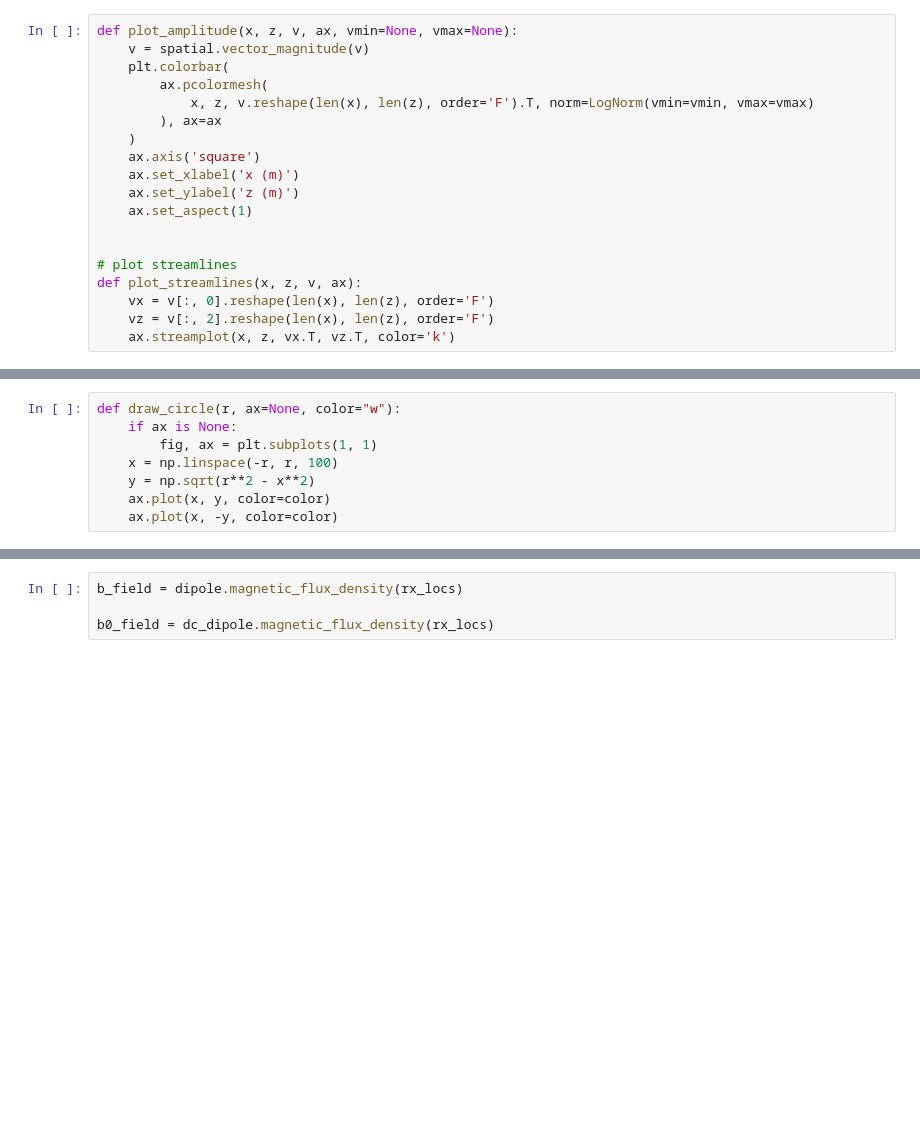
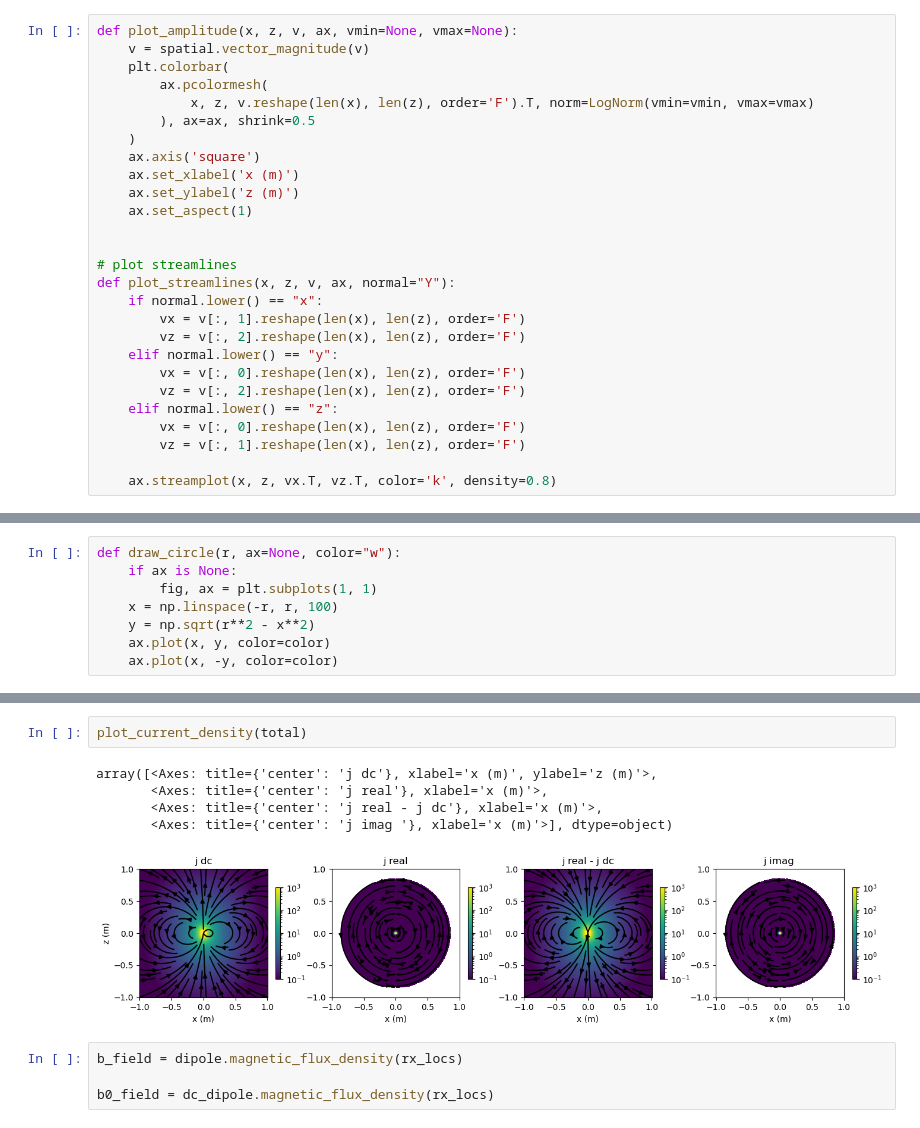
Before and after one commit to lheagy/heagy-2024-casing-upscaling, a Jupyter notebook: electric-dipole-wholespace.ipynb, the cells around one changed output, grey strips where cells are left out. Drawn from its saved outputs; the diff is of its cells as text; blank space fills up the shorter version.

```diff
--- a/electric-dipole-wholespace.ipynb
+++ b/electric-dipole-wholespace.ipynb
@@ -17,7 +19,7 @@ def plot_amplitude(x, z, v, ax, vmin=None, vmax=None):
     plt.colorbar(
         ax.pcolormesh(
             x, z, v.reshape(len(x), len(z), order='F').T, norm=LogNorm(vmin=vmin, vmax=vmax)
-        ), ax=ax
+        ), ax=ax, shrink=0.5
     )
     ax.axis('square')
     ax.set_xlabel('x (m)')
@@ -26,8 +28,16 @@ def plot_amplitude(x, z, v, ax, vmin=None, vmax=None):
 
 
 # plot streamlines
-def plot_streamlines(x, z, v, ax):
-    vx = v[:, 0].reshape(len(x), len(z), order='F')
-    vz = v[:, 2].reshape(len(x), len(z), order='F')
-    ax.streamplot(x, z, vx.T, vz.T, color='k')
+def plot_streamlines(x, z, v, ax, normal="Y"):
+    if normal.lower() == "x":
+        vx = v[:, 1].reshape(len(x), len(z), order='F')
+        vz = v[:, 2].reshape(len(x), len(z), order='F')
+    elif normal.lower() == "y":
+        vx = v[:, 0].reshape(len(x), len(z), order='F')
+        vz = v[:, 2].reshape(len(x), len(z), order='F')
+    elif normal.lower() == "z":
+        vx = v[:, 0].reshape(len(x), len(z), order='F')
+        vz = v[:, 1].reshape(len(x), len(z), order='F')
+
+    ax.streamplot(x, z, vx.T, vz.T, color='k', density=0.8)
 # %%
@@ -92,3 +113,11 @@ Text(0.5, 0.98, '5e+06 S/m, 1$\\mu_0$, 1.0e+03 Hz, skin depth: 7.1e-03 m')
+# %%
+plot_current_density(total)
+# %% [output]
+array([<Axes: title={'center': 'j dc'}, xlabel='x (m)', ylabel='z (m)'>,
+       <Axes: title={'center': 'j real'}, xlabel='x (m)'>,
+       <Axes: title={'center': 'j real - j dc'}, xlabel='x (m)'>,
+       <Axes: title={'center': 'j imag '}, xlabel='x (m)'>], dtype=object)
+[figure, added]
 # %%
 b_field = dipole.magnetic_flux_density(rx_locs)
 
```
Also changed, not shown: parts of 39 cells of this notebook, 30 other files.
